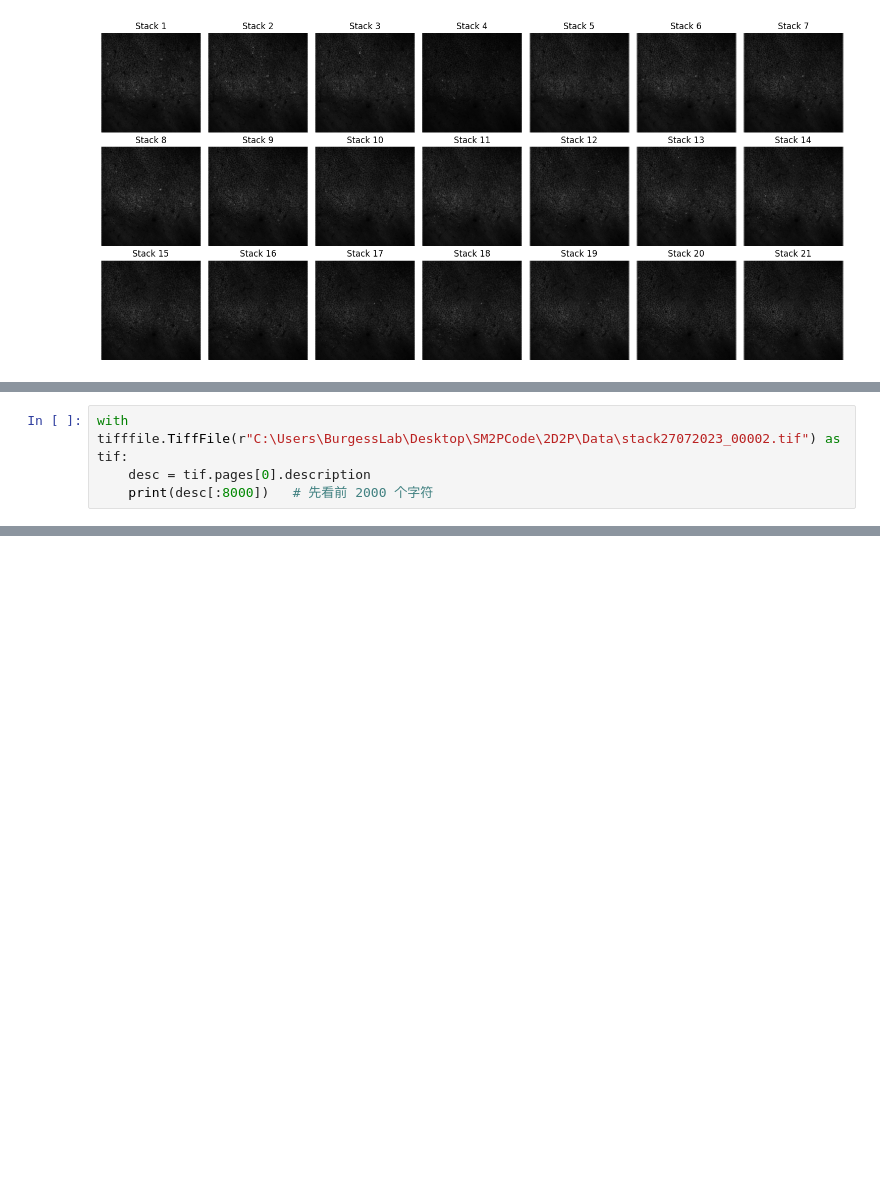
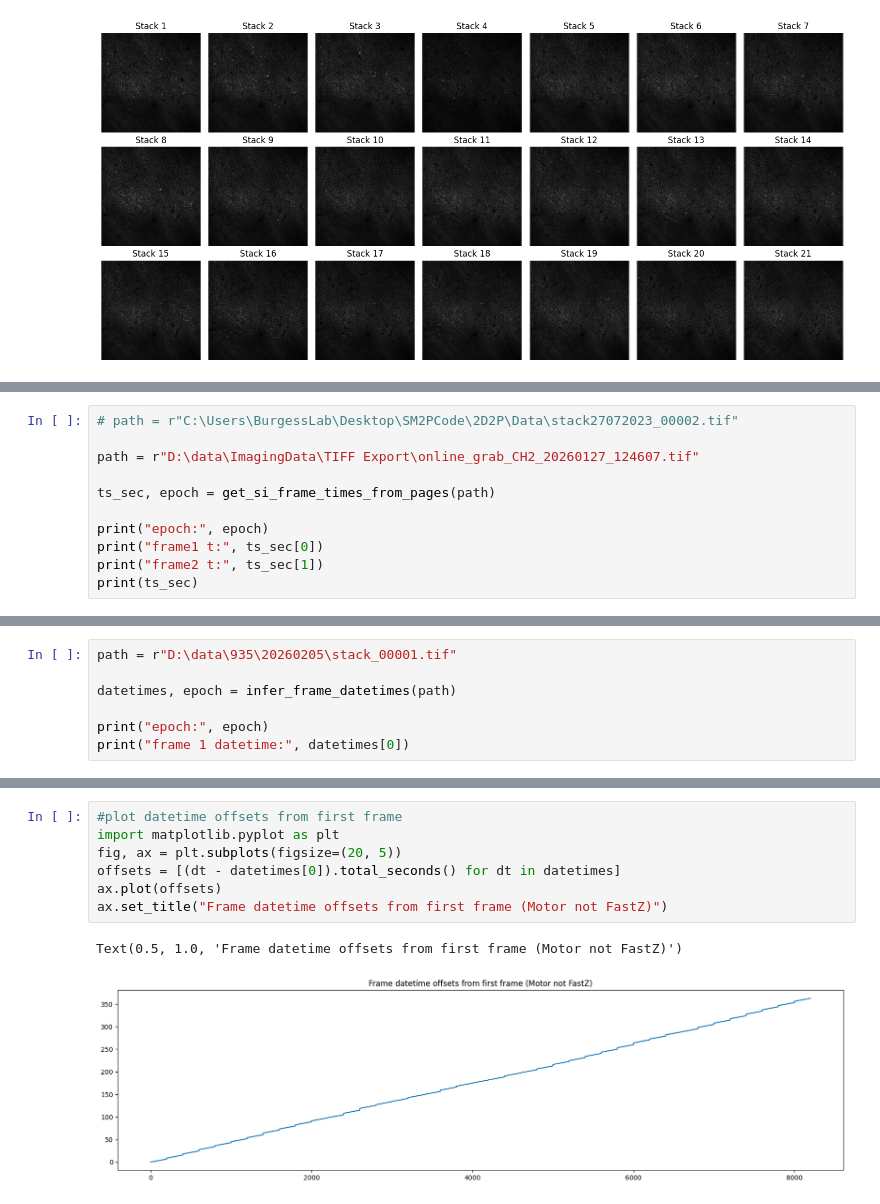
Before and after one commit to ZilongJi/2D2P, a Jupyter notebook: notebook/TiffReader_test_notRobinCode.ipynb, the cells around one changed output, grey strips where cells are left out. Saved outputs shown, nothing was run; the diff lists cells and outputs as text; blank space fills up the shorter version.

```diff
--- a/notebook/TiffReader_test_notRobinCode.ipynb
+++ b/notebook/TiffReader_test_notRobinCode.ipynb
@@ -109,4 +161,0 @@ None
-# %%
-with tifffile.TiffFile(r"C:\Users\BurgessLab\Desktop\SM2PCode\2D2P\Data\stack27072023_00002.tif") as tif:
-    desc = tif.pages[0].description
-    print(desc[:8000])   # 先看前 2000 个字符
@@ -222,0 +272,11 @@ keys: dict_keys(['Description'])
+# %%
+# path = r"C:\Users\BurgessLab\Desktop\SM2PCode\2D2P\Data\stack27072023_00002.tif"
+
+path = r"D:\data\ImagingData\TIFF Export\online_grab_CH2_20260127_124607.tif"
+
+ts_sec, epoch = get_si_frame_times_from_pages(path)
+
+print("epoch:", epoch)
+print("frame1 t:", ts_sec[0])
+print("frame2 t:", ts_sec[1])
+print(ts_sec)
@@ -222,0 +424,7 @@ keys: dict_keys(['Description'])
+# %%
+path = r"D:\data\935\20260205\stack_00001.tif"
+
+datetimes, epoch = infer_frame_datetimes(path)
+
+print("epoch:", epoch)
+print("frame 1 datetime:", datetimes[0])
@@ -222,0 +434,10 @@ keys: dict_keys(['Description'])
+# %%
+#plot datetime offsets from first frame
+import matplotlib.pyplot as plt
+fig, ax = plt.subplots(figsize=(20, 5))
+offsets = [(dt - datetimes[0]).total_seconds() for dt in datetimes]
+ax.plot(offsets)
+ax.set_title("Frame datetime offsets from first frame (Motor not FastZ)")
+# %% [output]
+Text(0.5, 1.0, 'Frame datetime offsets from first frame (Motor not FastZ)')
+[figure, added]
```
Also changed, not shown: parts of 23 cells of this notebook, 5 other files.
